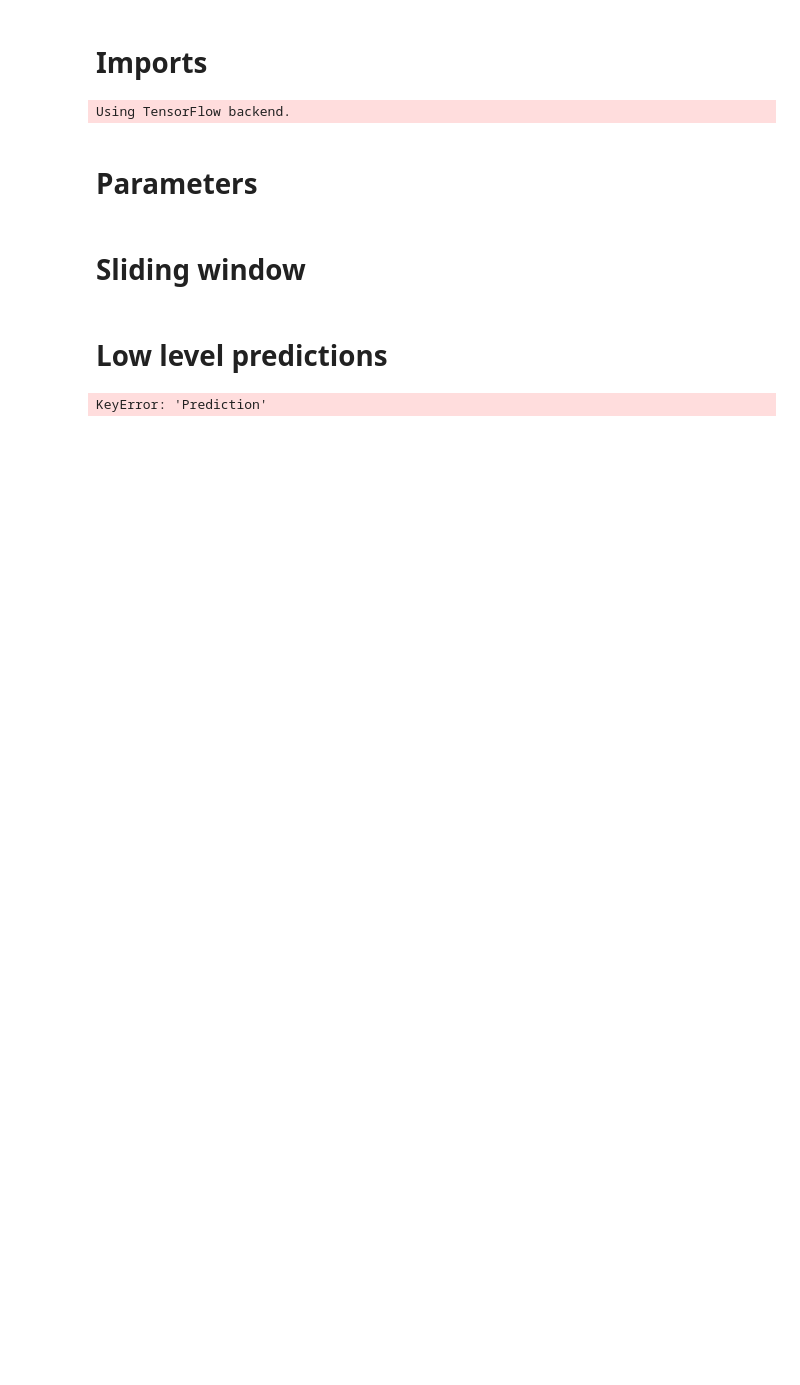
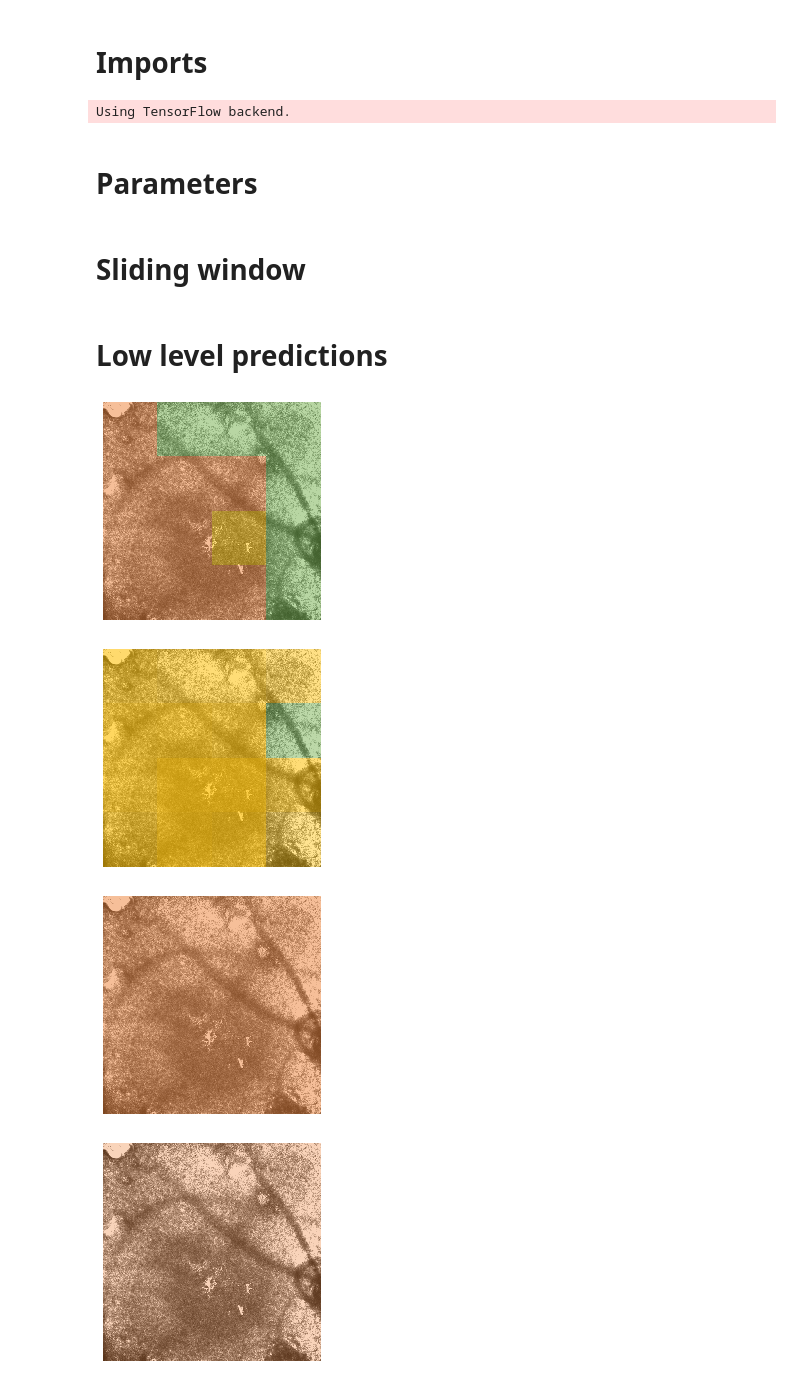
Before and after one commit to RomainCendre/classification, a Jupyter notebook: manuscript/ImageImprovement/MultiInstanceVisualisation.ipynb, the cells around one changed output. Drawn from its saved outputs; the diff is of its cells as text; code cells hidden in the pictures; blank space fills up the shorter version.

Commit message:
Update visualisation methods

```diff
--- a/manuscript/ImageImprovement/MultiInstanceVisualisation.ipynb
+++ b/manuscript/ImageImprovement/MultiInstanceVisualisation.ipynb
@@ -45,11 +46,27 @@ inputs_options.append((250,0))
 inputs_options.append((500,0))
 # %% [markdown]
 # Low level predictions
+# %%
+low_predictor = load('SpatialPredictor')
+for size, overlap in inputs_options:
+    inputs = IO.load(f'Spatial_{size}_{overlap}.pickle')
+
+    # Add scaling
+    Tools.predict(inputs, {'datum': 'Spatial'}, low_predictor, Tools.PREDICTION, mask=inputs.Type != 'Full')
+    Tools.predict_proba(inputs, {'datum': 'Spatial'}, low_predictor, Tools.PROBABILITY, mask=inputs.Type != 'Full')
+    IO.save(inputs, f'AllSpatial_{size}_{overlap}.pickle')
+
+#     Data.build_bags(inputs, inputs.Type == 'Full', 'Reference', inputs.Type == 'Instance', 'Source', Tools.PREDICTION)
+#     Data.build_bags(inputs, inputs.Type == 'Full', 'Reference', inputs.Type == 'Instance', 'Source', Tools.PROBABILITY)
 # %%
+index = 1
 for size, overlap in inputs_options:
-    inputs = IO.load(f'Spatial_{size}_{overlap}.pickle')
+    inputs = IO.load(f'AllSpatial_{size}_{overlap}.pickle')
 
-    PatchViews.display(inputs,Tools.PREDICTION, settings, label_encoder, index=0)
-    PatchViews.display(inputs,Tools.PROBABILITY, settings, label_encoder, index=0)
+    PatchViews.display(inputs,Tools.PREDICTION, settings, label_encoder, index=index)
+    PatchViews.display(inputs,Tools.PROBABILITY, settings, label_encoder, index=index)
 # %% [output]
-KeyError: 'Prediction'
+[figure, added]
+[figure, added]
+[figure, added]
+[figure, added]
```
Also changed, not shown: parts of 1 cell of this notebook.
